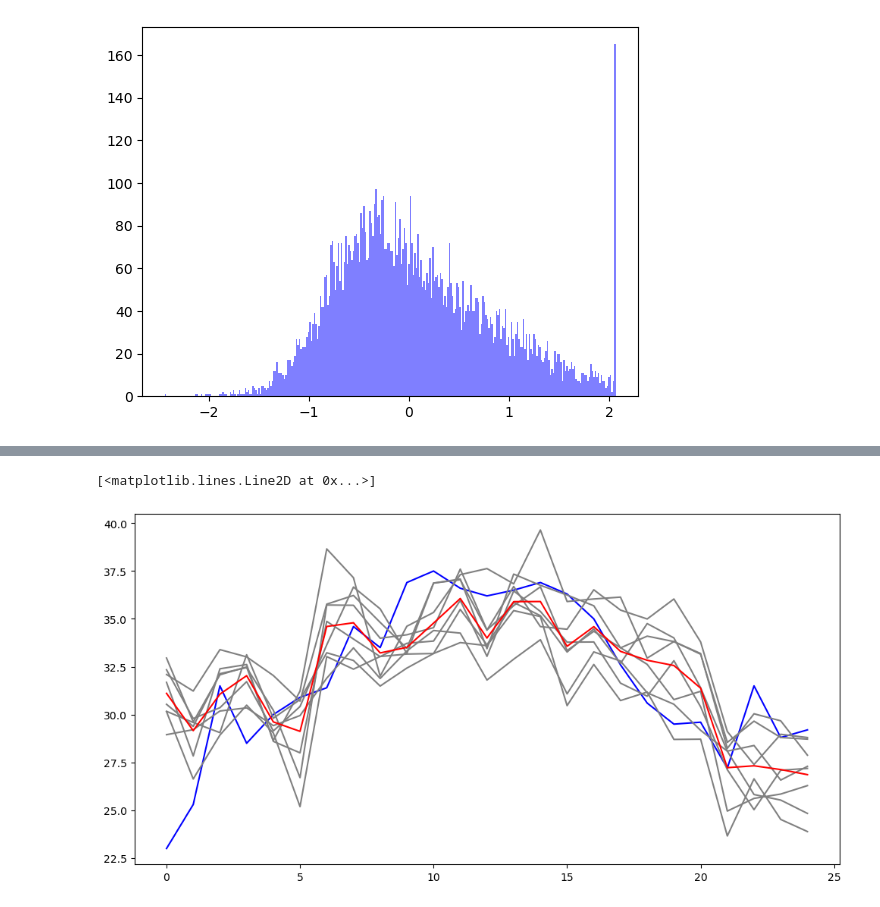
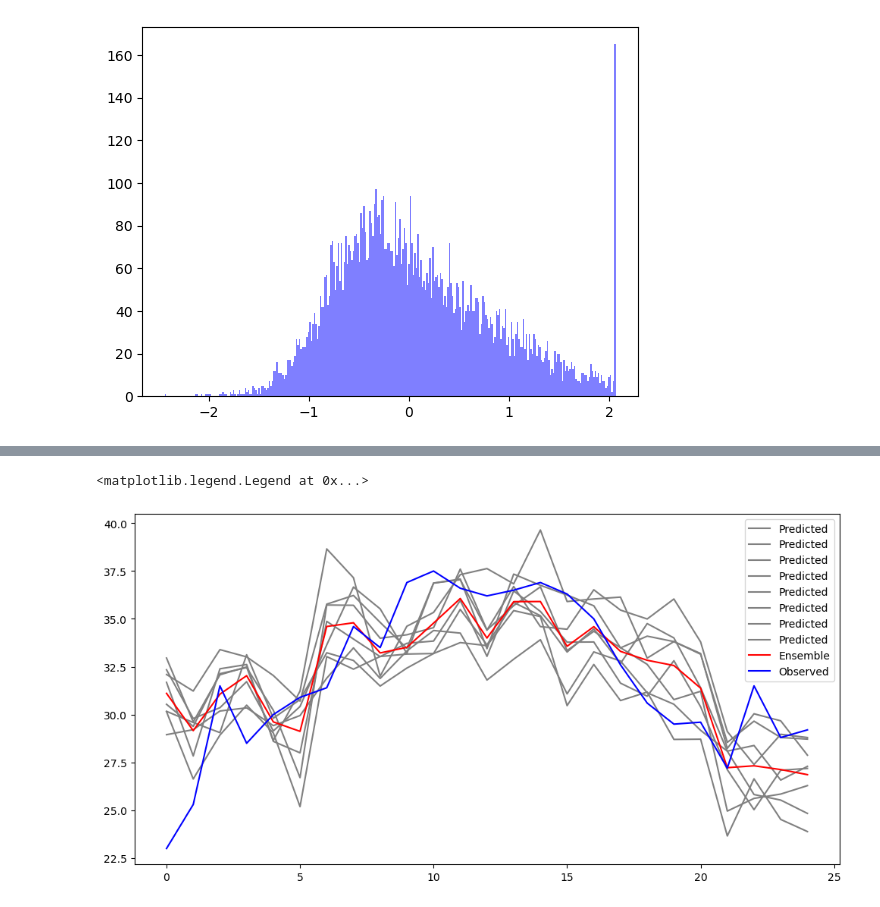
Before and after one commit to Yuumae1/machine_learning, a Jupyter notebook: notebook/geosciAI2024.ipynb, the cells around one changed output, grey strips where cells are left out. Saved outputs shown, nothing was run; the diff lists cells and outputs as text; code cells hidden in the pictures.

```diff
--- a/notebook/geosciAI2024.ipynb
+++ b/notebook/geosciAI2024.ipynb
@@ -581,10 +581,12 @@ print(predicts[0, idx])
 # %%
 # 時系列データの事例
 plt.figure(figsize=(12, 6))
-plt.plot(ans_rcn[:25], label='Observed', color='blue')
+
 for i in range(8):
     plt.plot(predicts[i,:25], label='Predicted', color='grey')
 plt.plot(ensemble[:25], label='Ensemble', color='red')
+plt.plot(ans_rcn[:25], label='Observed', color='blue')
+plt.legend()
 # %% [output]
-[<matplotlib.lines.Line2D at 0x...>]
+<matplotlib.legend.Legend at 0x...>
-[figure, old version]
+[figure, new version]
```
Also changed, not shown: 2 other files.
